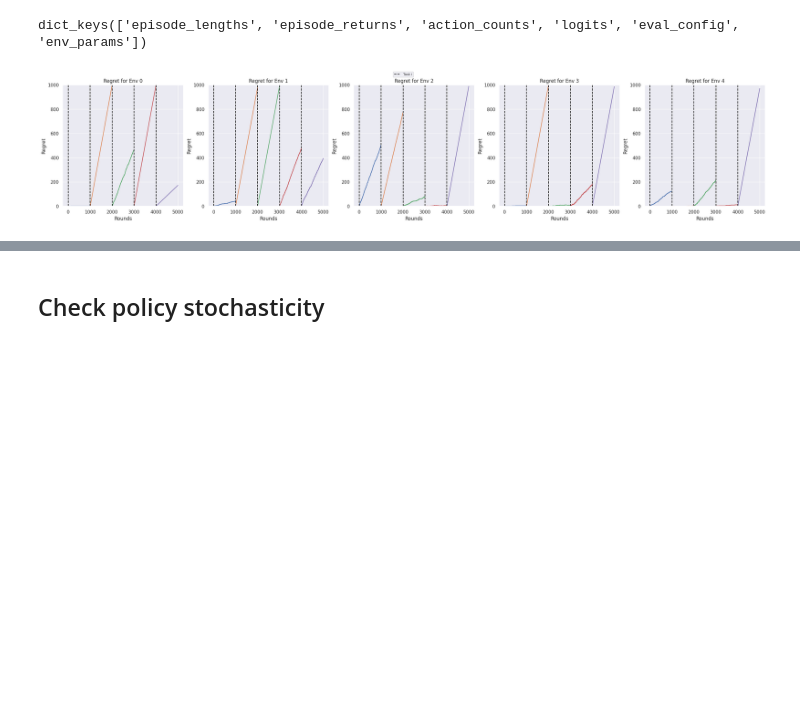
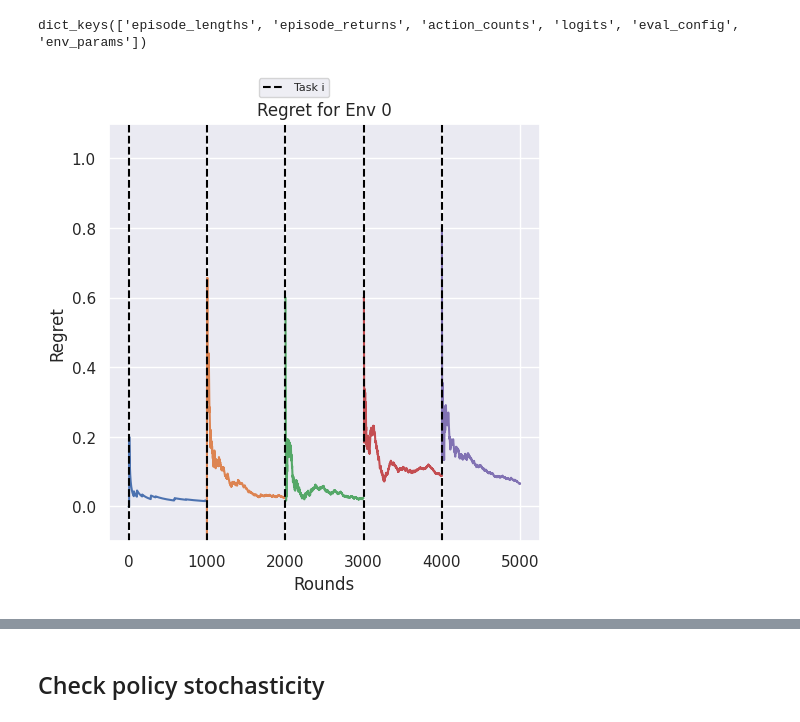
Before and after one commit to chanb/scaling_jax, a Jupyter notebook: check_eval.ipynb, the cells around one changed output, grey strips where cells are left out. Saved outputs shown, nothing was run; the diff lists cells and outputs as text; code cells hidden in the pictures; blank space fills up the shorter version.

Commit message:
Add non-stationary bandit dataset

```diff
--- a/check_eval.ipynb
+++ b/check_eval.ipynb
@@ -16,8 +16,8 @@ base_path = "/home/bryanpu1/projects/aaai_2026/scaling_jax/results"
 algo_name = "bandit_ad"
 run_name = "adamw-06-09-25_10_17_25-dd55f7aa-c8f9-49f9-b58c-a8af9d8e6d69"
 
-algo_name = "bandit_dpt"
-run_name = "adamw-06-09-25_10_12_16-0accc7c0-d4f9-42ae-b70e-8b3c590d90e1"
+# algo_name = "bandit_dpt"
+# run_name = "adamw-06-09-25_10_12_16-0accc7c0-d4f9-42ae-b70e-8b3c590d90e1"
 # %%
 data = dill.load(open(f"{base_path}/{algo_name}/{run_name}/eval_info.dill", "rb"))
 # %%
@@ -39,7 +39,7 @@ elif algo_name.startswith("bandit"):
     (num_envs, num_eps) = data["episode_lengths"].shape
     xrange = range(num_eps)
 
-    num_cols = 5
+    num_cols = 1
     num_rows = int(np.ceil(num_envs / 5))
 
     fig, axes = plt.subplots(
@@ -49,42 +49,45 @@ elif algo_name.startswith("bandit"):
         layout="constrained",
     )
 
-    axes = axes.flatten()
+    try:
+        axes = axes.flatten()
+    except:
+        axes = [axes]
 
     for env_i in range(num_envs):
         axes[env_i].set_title(f"Regret for Env {env_i}")
         axes[env_i].set_xlabel("Rounds")
         axes[env_i].set_ylabel("Regret")
 
         for task_i in range(int(np.ceil(num_eps / switch_freq))):
             rews = np.cumsum(
                 data["episode_returns"][env_i, task_i * switch_freq:(task_i + 1) * switch_freq],
                 axis=-1,
             )
             xrange = np.arange(min(switch_freq, len(rews)))
-            opt = (xrange + 1) * np.max(data["env_params"][env_i, task_i], axis=-1)
-            regret = opt - rews
+            opt = np.max(data["env_params"][env_i, task_i], axis=-1)
+            regret = opt - rews / (xrange + 1)
             axes[env_i].plot(task_i * switch_freq + xrange, regret)
 
             axes[env_i].axvline(
                 x=task_i * switch_freq,
                 label=f"Task i" if task_i == 0 and env_i == 0 else "",
                 linestyle="--",
                 color="black"
             )
-        axes[env_i].set_ylim(0, 1000)
+        axes[env_i].set_ylim(-0.1, 1.1)
 
     fig.legend(
         bbox_to_anchor=(0.0, 1.0, 1.0, 0.0),
         loc="lower center",
         ncols=5,
         borderaxespad=0.0,
         frameon=True,
         fontsize="8",
     )
     fig.show()
 # %% [output]
-[figure, old version]
+[figure, new version]
 # %%
 print(data["action_counts"])
 # %% [output]
```
Also changed, not shown: parts of 6 cells of this notebook, 5 other files.
